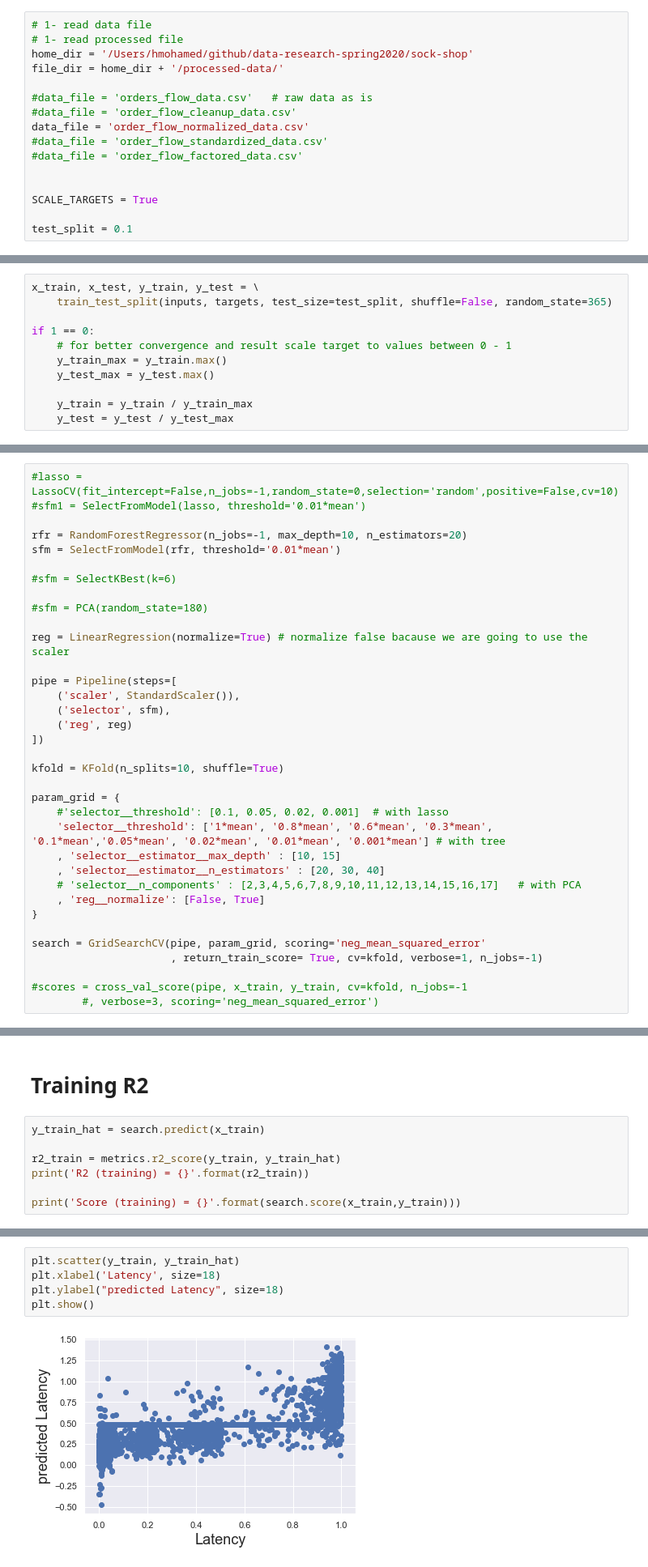
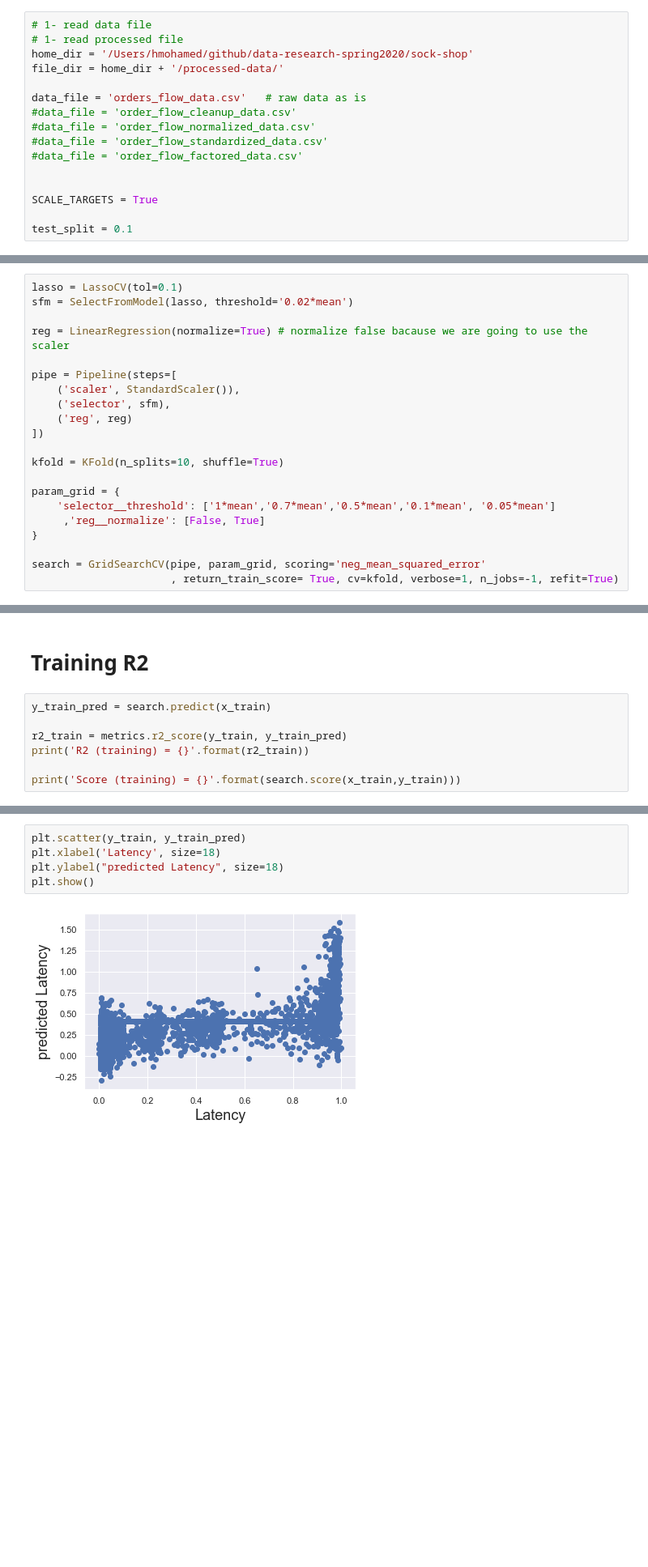
Before and after one commit to Haybu/infs890-spring2020-latency-prediction, a Jupyter notebook: analysis/sock-shop/orders-flow/06- current latency prediction LinearRegression.ipynb, the cells around one changed output, grey strips where cells are left out. Shown at 81% size. Saved outputs shown, nothing was run; the diff lists cells and outputs as text; blank space fills up the shorter version.

```diff
--- a/analysis/sock-shop/orders-flow/06- current latency prediction LinearRegression.ipynb
+++ b/analysis/sock-shop/orders-flow/06- current latency prediction LinearRegression.ipynb
@@ -41,9 +41,9 @@ Set this flag to True if you're using reduction feature using FCA, otherwise set
 home_dir = '/Users/hmohamed/github/data-research-spring2020/sock-shop'
 file_dir = home_dir + '/processed-data/'
 
-#data_file = 'orders_flow_data.csv'   # raw data as is
+data_file = 'orders_flow_data.csv'   # raw data as is
 #data_file = 'order_flow_cleanup_data.csv'
-data_file = 'order_flow_normalized_data.csv'
+#data_file = 'order_flow_normalized_data.csv'
 #data_file = 'order_flow_standardized_data.csv'
 #data_file = 'order_flow_factored_data.csv'
 
@@ -97,11 +100,0 @@ if SCALE_TARGETS:
-# %%
-x_train, x_test, y_train, y_test = \
-    train_test_split(inputs, targets, test_size=test_split, shuffle=False, random_state=365)
-
-if 1 == 0:
-    # for better convergence and result scale target to values between 0 - 1
-    y_train_max = y_train.max()
-    y_test_max = y_test.max()
-
-    y_train = y_train / y_train_max
-    y_test = y_test / y_test_max
@@ -118,15 +131,8 @@ plt.show()
 # %% [markdown]
 # Model
 # %%
-#lasso = LassoCV(fit_intercept=False,n_jobs=-1,random_state=0,selection='random',positive=False,cv=10)
-#sfm1 = SelectFromModel(lasso, threshold='0.01*mean')
-
-rfr = RandomForestRegressor(n_jobs=-1, max_depth=10, n_estimators=20)
-sfm = SelectFromModel(rfr, threshold='0.01*mean')
-
-#sfm = SelectKBest(k=6)
-
-#sfm = PCA(random_state=180)
+lasso = LassoCV(tol=0.1)
+sfm = SelectFromModel(lasso, threshold='0.02*mean')
 
 reg = LinearRegression(normalize=True) # normalize false bacause we are going to use the scaler
 
@@ -139,19 +145,12 @@ pipe = Pipeline(steps=[
 kfold = KFold(n_splits=10, shuffle=True)
 
 param_grid = {
-    #'selector__threshold': [0.1, 0.05, 0.02, 0.001]  # with lasso
-    'selector__threshold': ['1*mean', '0.8*mean', '0.6*mean', '0.3*mean', '0.1*mean','0.05*mean', '0.02*mean', '0.01*mean', '0.001*mean'] # with tree
-    , 'selector__estimator__max_depth' : [10, 15]
-    , 'selector__estimator__n_estimators' : [20, 30, 40]
-    # 'selector__n_components' : [2,3,4,5,6,7,8,9,10,11,12,13,14,15,16,17]   # with PCA
-    , 'reg__normalize': [False, True]
+    'selector__threshold': ['1*mean','0.7*mean','0.5*mean','0.1*mean', '0.05*mean']
+     ,'reg__normalize': [False, True]
 }
 
 search = GridSearchCV(pipe, param_grid, scoring='neg_mean_squared_error'
-                      , return_train_score= True, cv=kfold, verbose=1, n_jobs=-1)
-
-#scores = cross_val_score(pipe, x_train, y_train, cv=kfold, n_jobs=-1
-        #, verbose=3, scoring='neg_mean_squared_error')
+                      , return_train_score= True, cv=kfold, verbose=1, n_jobs=-1, refit=True)
 # %%
 import sklearn
 print('sklearn version {}'.format(sklearn.__version__))
@@ -237,9 +242,9 @@ pdf.plot()
 # %% [markdown]
 # Training R2
 # %%
-y_train_hat = search.predict(x_train)
+y_train_pred = search.predict(x_train)
 
-r2_train = metrics.r2_score(y_train, y_train_hat)
+r2_train = metrics.r2_score(y_train, y_train_pred)
 print('R2 (training) = {}'.format(r2_train))
 
 print('Score (training) = {}'.format(search.score(x_train,y_train)))
@@ -274,8 +279,8 @@ Model Result (mean - std of error - min - max): 0.22 (0.14) 0.00 1.00 MSE
 # %%
-plt.scatter(y_train, y_train_hat)
+plt.scatter(y_train, y_train_pred)
 plt.xlabel('Latency', size=18)
 plt.ylabel("predicted Latency", size=18)
 plt.show()
 # %% [output]
-[figure, old version]
+[figure, new version]
 # %%
```
Also changed, not shown: parts of 25 cells of this notebook, 7 other files.
